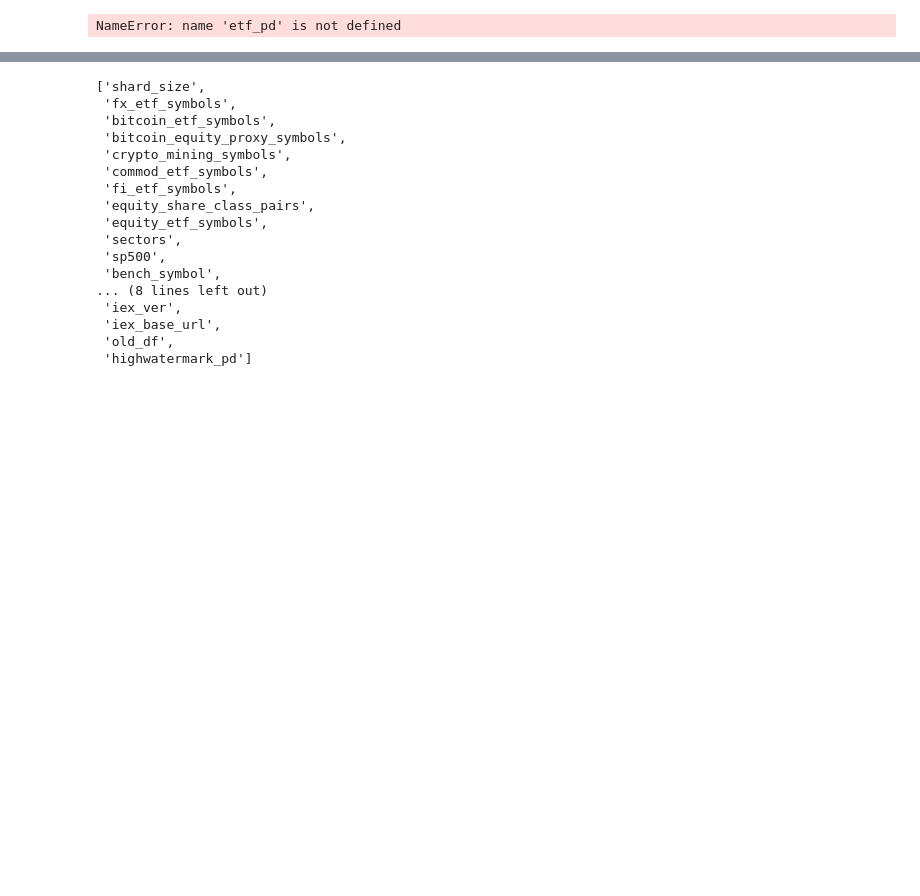
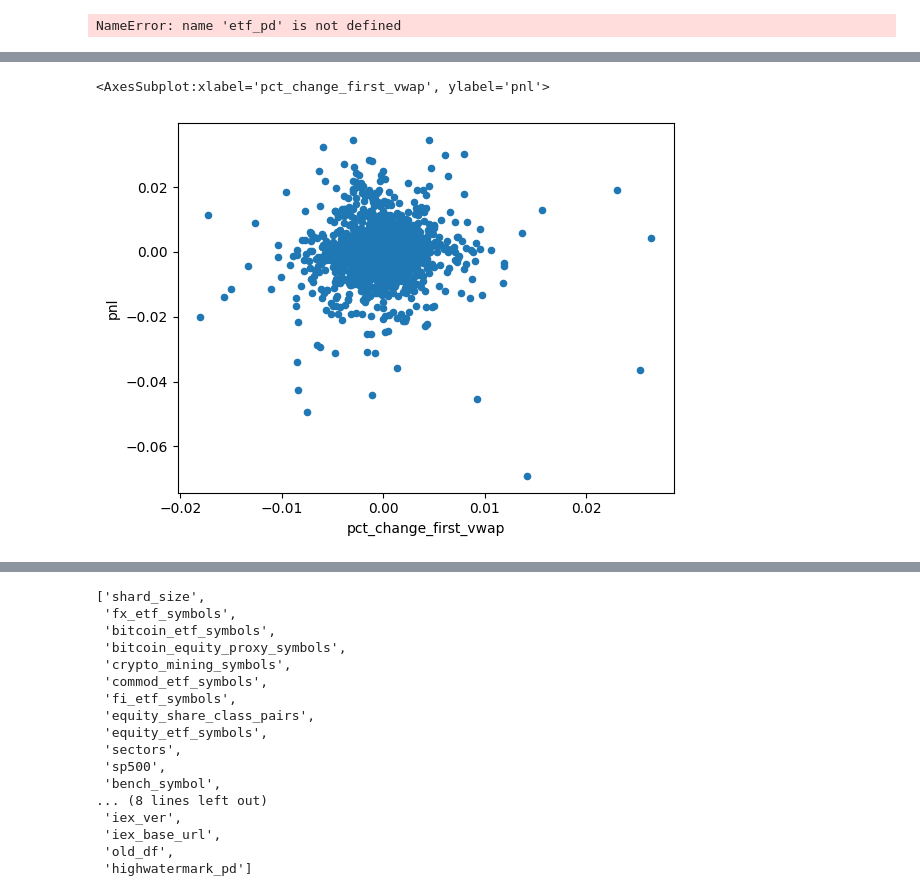
Before and after one commit to aws-samples/quant-research, a Jupyter notebook: src/notebooks/quant_research_examples/intraday_momentum.ipynb, the cells around one changed output, grey strips where cells are left out. Saved outputs shown, nothing was run; the diff lists cells and outputs as text; code cells hidden in the pictures; blank space fills up the shorter version.

```diff
--- a/src/notebooks/quant_research_examples/intraday_momentum.ipynb
+++ b/src/notebooks/quant_research_examples/intraday_momentum.ipynb
@@ -730,0 +778,6 @@ perf_stats_df.orderBy('symbol').show(1000,truncate=False)
+# %%
+#sp500_const_vs_bench = sp500_bench.toPandas().set_index('date').sort_index()
+sp500_const_vs_bench.plot.scatter(x='pct_change_first_vwap',y='pnl')
+# %% [output]
+<AxesSubplot:xlabel='pct_change_first_vwap', ylabel='pnl'>
+[figure, added]
```
Also changed, not shown: parts of 41 cells of this notebook.
